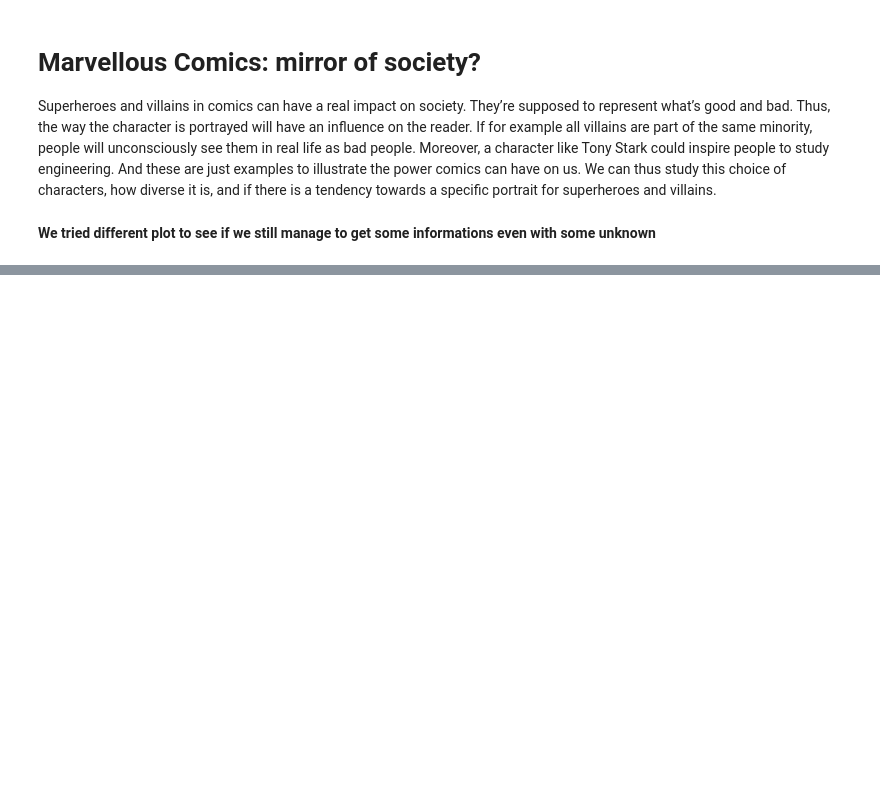
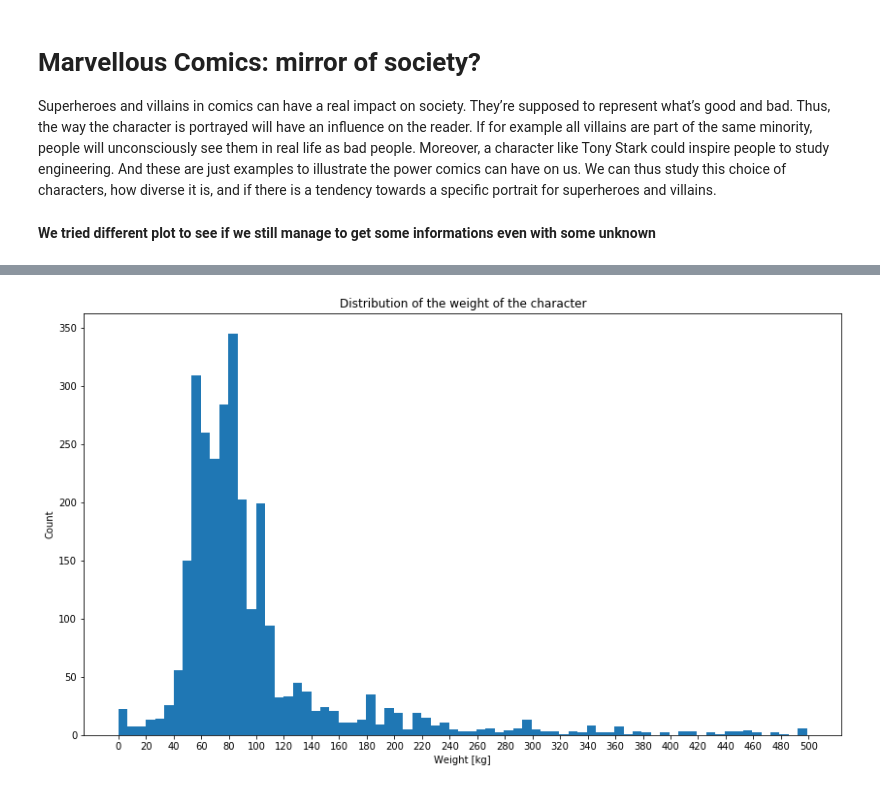
Before and after one commit to marvelous-comics/project_ADAELE, a Jupyter notebook: Marvellous Comics Notebook.ipynb, the cells around one changed output, grey strips where cells are left out. Cells and saved outputs as stored; diff of their text form; code cells hidden in the pictures; blank space fills up the shorter version.

```diff
--- a/Marvellous Comics Notebook.ipynb
+++ b/Marvellous Comics Notebook.ipynb
@@ -107,16 +136,18 @@ plt.xticks(np.arange(0, max(height_hist)+10, 20.0))
 # %%
 # Plot the distribution of Weight
 
 # Number of unknown and variable
-nb_unknown = dc_pers_df["Weight"].value_counts()['Unknown']+dc_pers_df["Weight"].value_counts()['Variable ']
+nb_unknown = dc_pers["Weight"].value_counts()['Unknown']+dc_pers["Weight"].value_counts()['Variable']
 # Filter the data to avoid outliers
-weight_hist = dc_pers_df[(dc_pers_df["Weight in float"]!=np.nan)\
-                         &(dc_pers_df["Weight in float"]<500)]['Weight in float']
+weight_hist = dc_pers[(dc_pers["Weight in float"]!=np.nan)\
+                         &(dc_pers["Weight in float"]<500)]['Weight in float']
 
 # Plot histogram
 fig, axs = plt.subplots(1, 1, figsize=(14,8))
 axs.hist(weight_hist,bins=75);
 axs.set_title('Distribution of the weight of the character')
 axs.set_xlabel('Weight [kg]')
 axs.set_ylabel('Count')
 plt.xticks(np.arange(0, max(height_hist)+10, 20.0));
+# %% [output]
+[figure, added]
```
Also changed, not shown: parts of 18 cells of this notebook.
